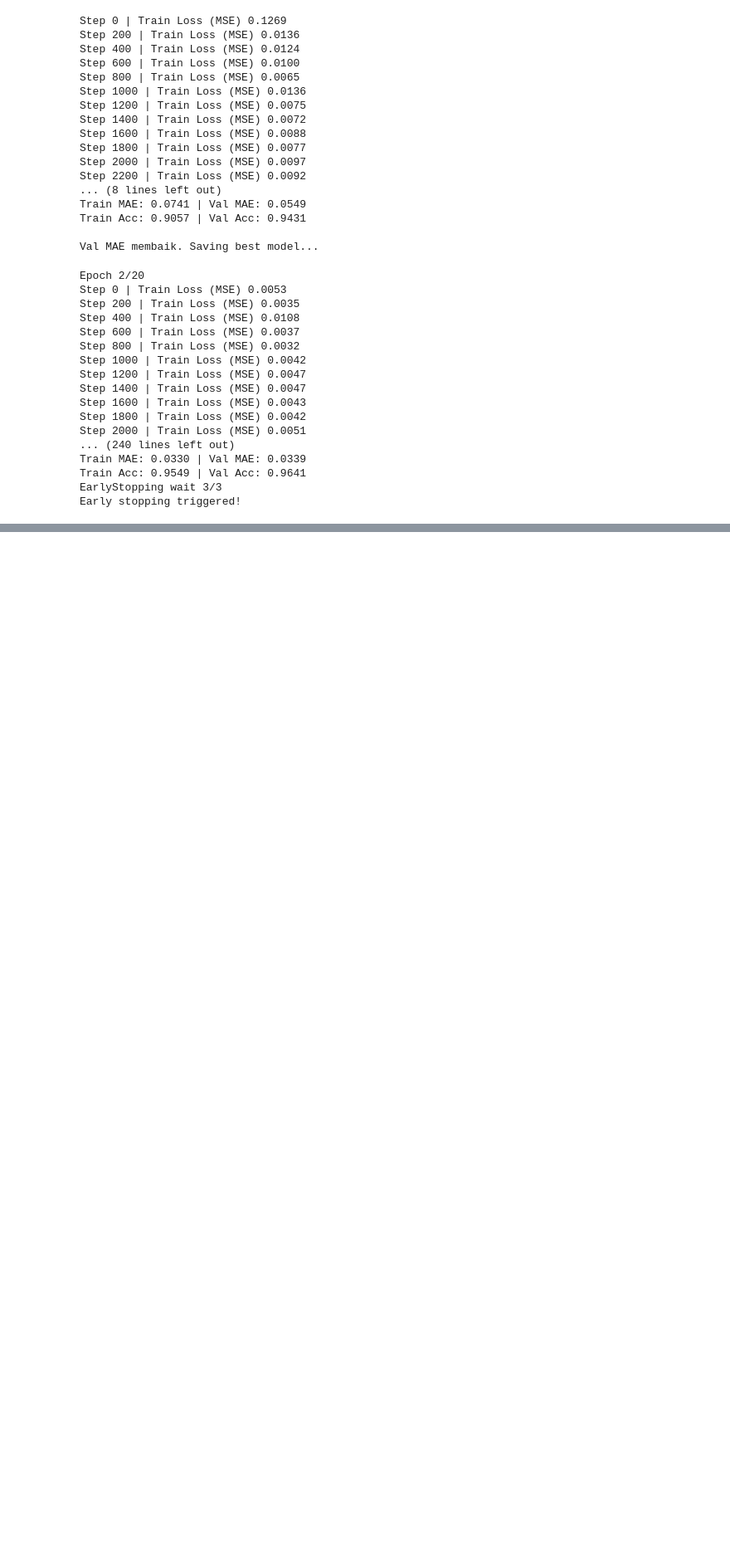
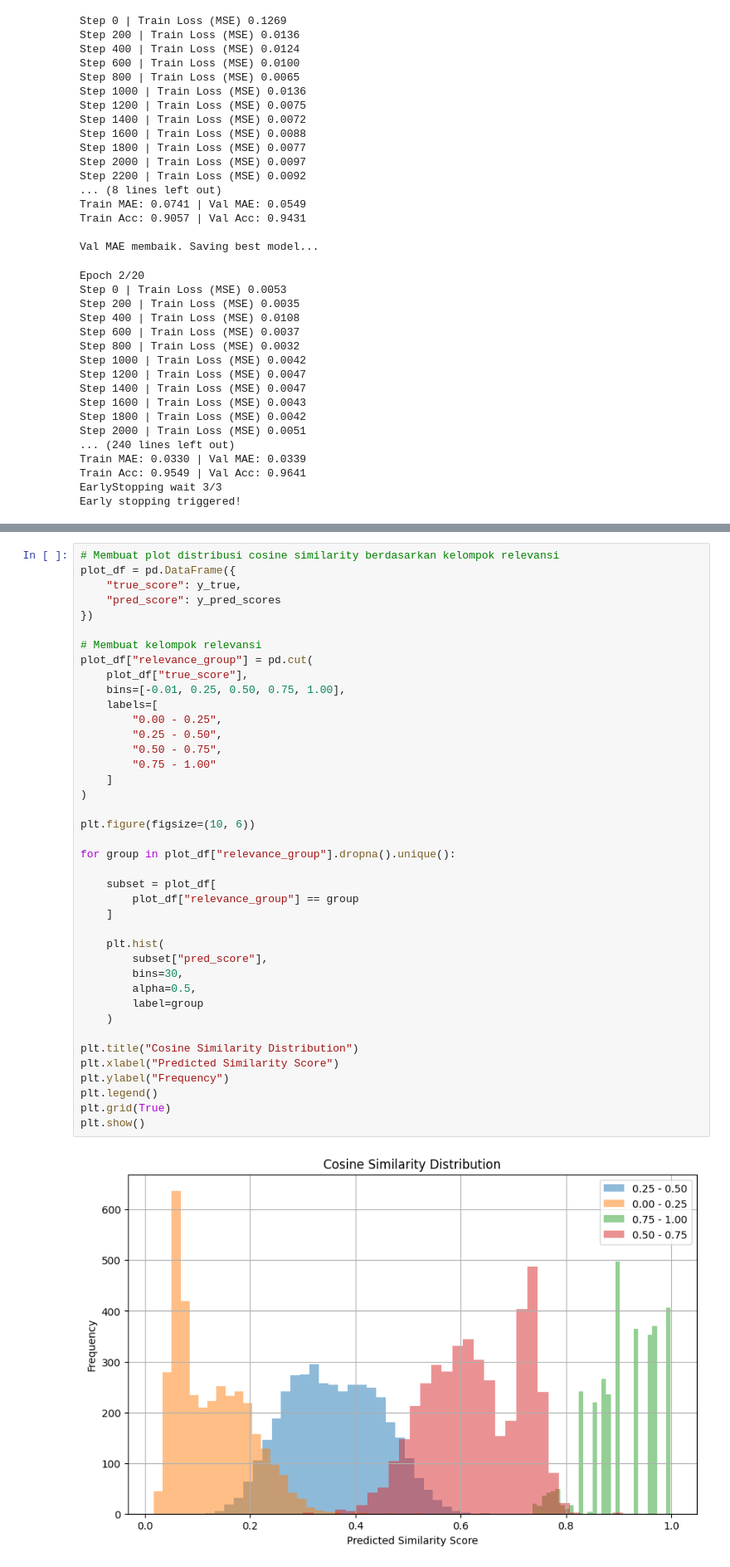
Before and after one commit to ITCareerMatch/AI-Engineer-ITCareerMatch, a Jupyter notebook: model_sbert/finetune_sbert.ipynb, the cells around one changed output, grey strips where cells are left out. Shown at 83% size. Cells and saved outputs as stored; diff of their text form; blank space fills up the shorter version.

```diff
--- a/model_sbert/finetune_sbert.ipynb
+++ b/model_sbert/finetune_sbert.ipynb
@@ -525,0 +639,42 @@ Test Accuracy  : 96.09%
+# %%
+# Membuat plot distribusi cosine similarity berdasarkan kelompok relevansi
+plot_df = pd.DataFrame({
+    "true_score": y_true,
+    "pred_score": y_pred_scores
+})
+
+# Membuat kelompok relevansi
+plot_df["relevance_group"] = pd.cut(
+    plot_df["true_score"],
+    bins=[-0.01, 0.25, 0.50, 0.75, 1.00],
+    labels=[
+        "0.00 - 0.25",
+        "0.25 - 0.50",
+        "0.50 - 0.75",
+        "0.75 - 1.00"
+    ]
+)
+
+plt.figure(figsize=(10, 6))
+
+for group in plot_df["relevance_group"].dropna().unique():
+
+    subset = plot_df[
+        plot_df["relevance_group"] == group
+    ]
+
+    plt.hist(
+        subset["pred_score"],
+        bins=30,
+        alpha=0.5,
+        label=group
+    )
+
+plt.title("Cosine Similarity Distribution")
+plt.xlabel("Predicted Similarity Score")
+plt.ylabel("Frequency")
+plt.legend()
+plt.grid(True)
+plt.show()
+# %% [output]
+[figure, added]
```
Also changed, not shown: parts of 27 cells of this notebook, 23 other files.
